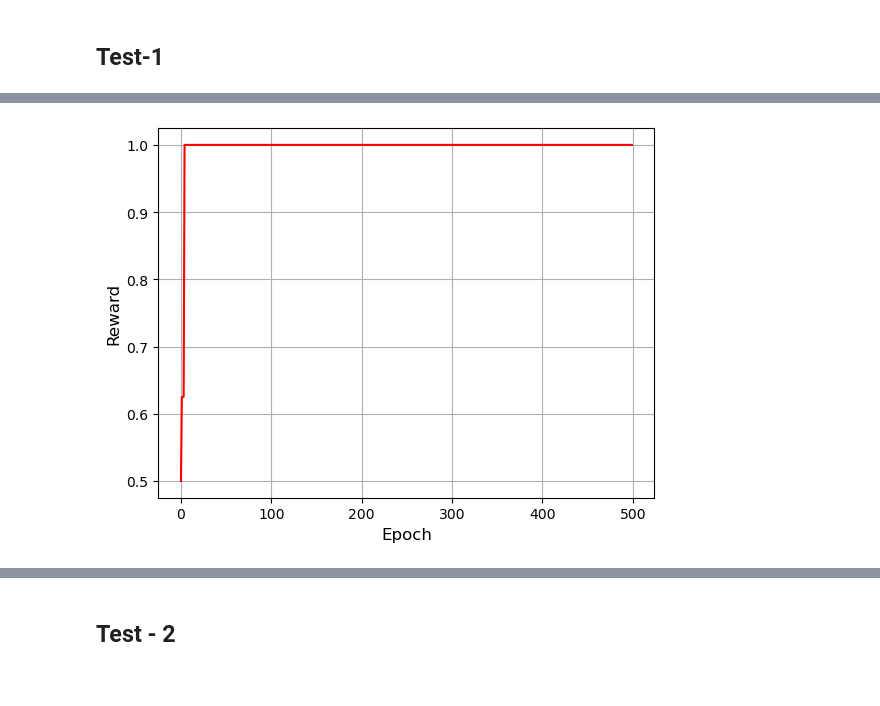
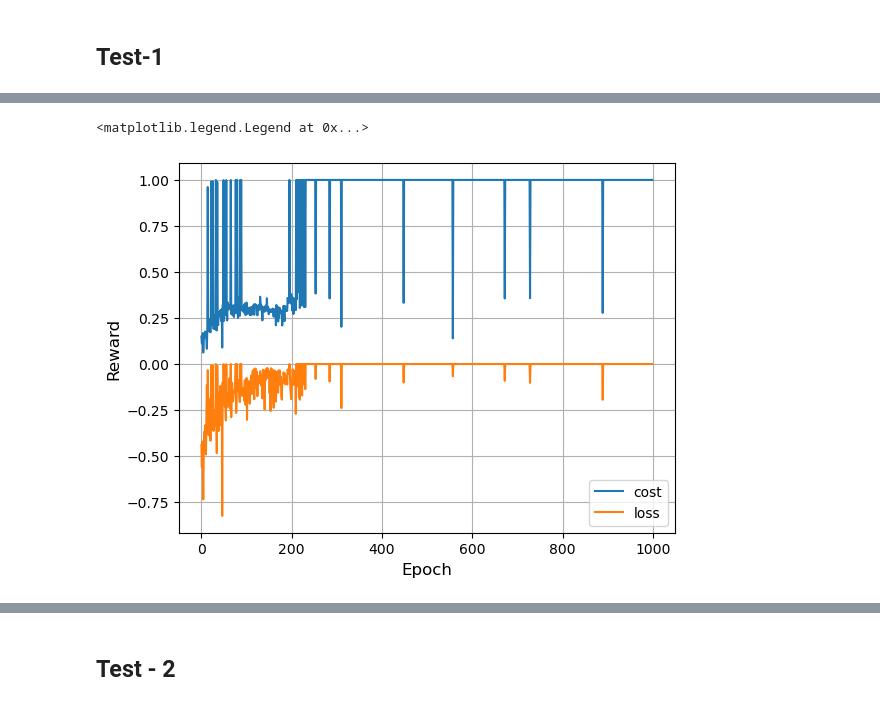
Before and after one commit to HongsupOH/DeepSymbolicRegression, a Jupyter notebook: Project/main.ipynb, the cells around one changed output, grey strips where cells are left out. Drawn from its saved outputs; the diff is of its cells as text; code cells hidden in the pictures.

```diff
--- a/Project/main.ipynb
+++ b/Project/main.ipynb
@@ -31,9 +31,9 @@ Good to go!
 # %% [markdown]
 ## Select operators
 # %%
-selected_operator = ['+','-','*']
+selected_operator = ['+','-','*','/']
 # %%
-idx_to_op = ['<NULL>','c','x','/']
+idx_to_op = ['<NULL>','c','x']
 idx_to_op += selected_operator
 op_to_idx = {w: i for i, w in enumerate(idx_to_op)}
 D = len(idx_to_op)
@@ -91,8 +213,8 @@ def training(X,y,idx_to_op,op_to_idx,D,E,H,maxiter,threshold,epoch,method):
 ## Test-1
 # %%
 n = 50
-X = np.linspace(-3,2,n)
-y = - 1.2*X**2 + 0.823*X + 2.1
+X = np.linspace(-1,2,n)
+y = -1.2*X**2 + 0.823*X + 2.1
 plt.plot(X,y)
 # %% [output]
 [<matplotlib.lines.Line2D at 0x...>]
@@ -100,9 +222,9 @@ plt.plot(X,y)
 # %%
-D,E,H = len(idx_to_op),10,6
-maxiter = 21
-threshold = 0.2
-epoch = 500
+D,E,H = len(idx_to_op),40,40
+maxiter = 25
+threshold = 0.8
+epoch = 1000
 method = 'rmm'
-
-best_agraph,reward_array,mean_reward_array,loss_array = training(X,y,idx_to_op,op_to_idx,D,E,H,maxiter,threshold,epoch,method)
+lr = 5e-3
+best_agraph,best_model,model,reward_array,loss_array,cost_array = training(X,y,lr,idx_to_op,op_to_idx,D,E,H,maxiter,threshold,epoch,method)
 # %% [output]
@@ -120,10 +255,13 @@ epoch 499:0.9999999967249313
 # %%
-plt.plot(np.arange(0,len(reward_array)),reward_array,color='red')
+plt.plot(cost_array,label='cost')
+plt.plot(loss_array,label='loss')
 plt.xlabel('Epoch',fontsize=12)
 plt.ylabel('Reward',fontsize=12)
 plt.grid()
+plt.legend()
 # %% [output]
+<matplotlib.legend.Legend at 0x...>
-[figure, old version]
+[figure, new version]
 # %%
 exp = stringAgraph(best_agraph.root,idx_to_op)
 print('Obtained equation is: ',sympy.expand(exp))
```
Also changed, not shown: parts of 44 cells of this notebook, 2 other files.
